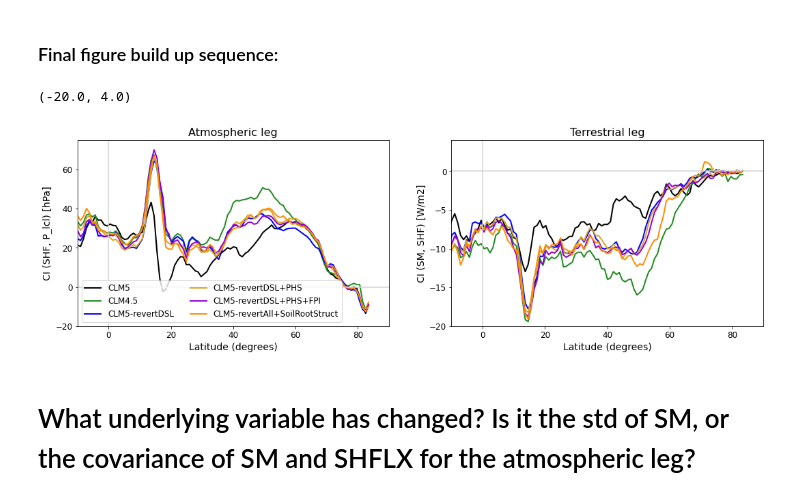
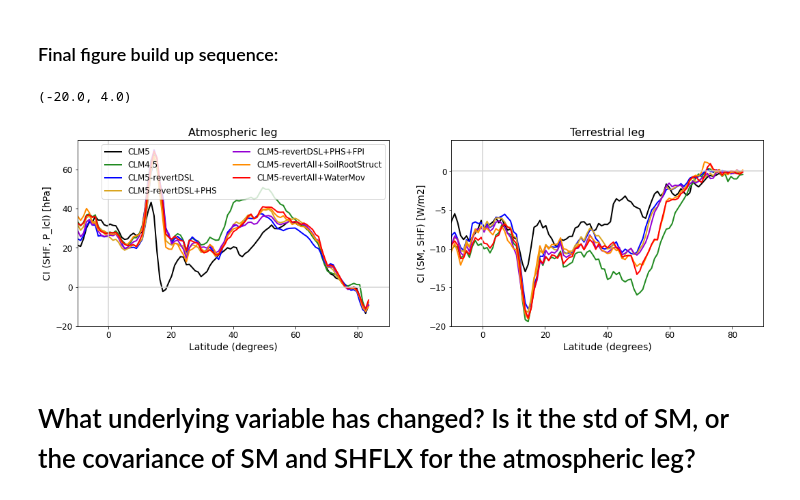
Before and after one commit to megandevlan/Coupling_CAM6CLM5, a Jupyter notebook: CouplingIndex_ModelVersionSensitivity_V2.ipynb, the cells around one changed output. Drawn from its saved outputs; the diff is of its cells as text; code cells hidden in the pictures.

Commit message:
Revert test: soilwatermomvement

```diff
--- a/CouplingIndex_ModelVersionSensitivity_V2.ipynb
+++ b/CouplingIndex_ModelVersionSensitivity_V2.ipynb
@@ -1855,0 +1858,11 @@ axs[1].axvline(0,color='lightgrey')
+# %%
+fileCLM = dataDir+'f.e21.FHIST.f09_f09_mg17.CESM2-NoDSL-NoPHS-NoFPI-NoSoilRootsEtc-SoilWaterMovement.001.cam.h1.1979-83_SoilWater10cm.nc'
+fileCAM = dataDir+'f.e21.FHIST.f09_f09_mg17.CESM2-NoDSL-NoPHS-NoFPI-NoSoilRootsEtc-SoilWaterMovement.001.cam.h1.1979-83_CIvars.nc'
+
+camDS_noDSLPHSFPIrootsWaterMov         = xr.open_dataset(fileCAM, decode_times=True)
+camDS_noDSLPHSFPIrootsWaterMov['time'] = camDS_noDSLPHSFPIrootsWaterMov.indexes['time'].to_datetimeindex()
+print('Finished reading in CAM file')
+
+clmDS_noDSLPHSFPIrootsWaterMov         = xr.open_dataset(fileCLM, decode_times=True)
+clmDS_noDSLPHSFPIrootsWaterMov['time'] = clmDS_noDSLPHSFPIrootsWaterMov.indexes['time'].to_datetimeindex()
+print('Finished reading in CLM file')
@@ -1855,0 +1928,17 @@ axs[1].axvline(0,color='lightgrey')
+# %%
+# Make one big xr.Dataset containing all the information we need
+dFull_noDSLPHSFPIrootsWaterMov = camDS_noDSLPHSFPIrootsWaterMov
+dFull_noDSLPHSFPIrootsWaterMov['soilM_10'] = (('time','lat','lon'), clmDS_noDSLPHSFPIrootsWaterMov.SOILWATER_10CM.values)
+dFull_noDSLPHSFPIrootsWaterMov['Plcl'] = (('time','lat','lon'), Plcl)
+# %%
+# --- Compute coupling index between soil moisture and sensible heat flux (terrestrial leg) --- #
+
+# Compute coupling index
+terraLeg_coupling_noDSLPHSFPIrootsWaterMov = cm.metrics.CouplingIndex()
+terraLeg_coupling_noDSLPHSFPIrootsWaterMov = terraLeg_coupling_noDSLPHSFPIrootsWaterMov.compute(dFull_noDSLPHSFPIrootsWaterMov, xname='soilM_10',yname='SHFLX',averaging='season')
+
+# --- Compute coupling index between sensible heat flux and pressure level of LCL (atmospheric leg) --- #
+
+# Compute coupling index
+atmoLeg_coupling_noDSLPHSFPIrootsWaterMov = cm.metrics.CouplingIndex()
+atmoLeg_coupling_noDSLPHSFPIrootsWaterMov = atmoLeg_coupling_noDSLPHSFPIrootsWaterMov.compute(dFull_noDSLPHSFPIrootsWaterMov, xname='SHFLX',yname='Plcl',averaging='season')
@@ -1856,3 +1964,6 @@ axs[1].axvline(0,color='lightgrey')
+# %%
+AtmoLeg_JJA_clm5_noDSLPHSFPIrootsWaterMov   = np.squeeze(np.asarray(atmoLeg_coupling_noDSLPHSFPIrootsWaterMov.SHFLX_Plcl_CI[1,:,:]))
+TerraLeg_JJA_clm5_noDSLPHSFPIrootsWaterMov  = np.squeeze(np.asarray(terraLeg_coupling_noDSLPHSFPIrootsWaterMov.soilM_10_SHFLX_CI[1,:,:]))
 # %% [markdown]
 ### Final figure build up sequence:
 # %%
@@ -1863,18 +1974,20 @@ lonMean_atmoLeg_CLM45 = np.nanmean(AtmoLeg_JJA_clm45*lndMask_notCyclic,axis=1)
 lonMean_atmoLeg_CLM5_noDSL = np.nanmean(AtmoLeg_JJA_clm5_noDSL*lndMask_notCyclic,axis=1)
 lonMean_atmoLeg_CLM5_noDSLPHS = np.nanmean(AtmoLeg_JJA_clm5_noDSLPHS*lndMask_notCyclic,axis=1)
 lonMean_atmoLeg_CLM5_noDSLPHSFPI = np.nanmean(AtmoLeg_JJA_clm5_noDSLPHSFPI*lndMask_notCyclic,axis=1)
-lonMean_atmoLeg_CLM5_zetamax = np.nanmean(AtmoLeg_JJA_clm5_zetamax*lndMask_notCyclic,axis=1)
-lonMean_atmoLeg_CLM5_undercanopy = np.nanmean(AtmoLeg_JJA_clm5_undercanopy*lndMask_notCyclic,axis=1)
+# lonMean_atmoLeg_CLM5_zetamax = np.nanmean(AtmoLeg_JJA_clm5_zetamax*lndMask_notCyclic,axis=1)
+# lonMean_atmoLeg_CLM5_undercanopy = np.nanmean(AtmoLeg_JJA_clm5_undercanopy*lndMask_notCyclic,axis=1)
 lonMean_atmoLeg_CLM5_noDSLPHSFPIroots = np.nanmean(AtmoLeg_JJA_clm5_noDSLPHSFPIroots*lndMask_notCyclic,axis=1)
+lonMean_atmoLeg_CLM5_noDSLPHSFPIrootsWaterMov = np.nanmean(AtmoLeg_JJA_clm5_noDSLPHSFPIrootsWaterMov*lndMask_notCyclic,axis=1)
 
 lonMean_terraLeg_CESM2 = np.nanmean(TerraLeg_JJA_cesm2, axis=1)
 lonMean_terraLeg_CLM45 = np.nanmean(TerraLeg_JJA_clm45, axis=1)
 lonMean_terraLeg_CLM5_noDSL = np.nanmean(TerraLeg_JJA_clm5_noDSL*lndMask_notCyclic,axis=1)
 lonMean_terraLeg_CLM5_noDSLPHS = np.nanmean(TerraLeg_JJA_clm5_noDSLPHS*lndMask_notCyclic,axis=1)
 lonMean_terraLeg_CLM5_noDSLPHSFPI = np.nanmean(TerraLeg_JJA_clm5_noDSLPHSFPI*lndMask_notCyclic,axis=1)
-lonMean_terraLeg_CLM5_zetamax = np.nanmean(TerraLeg_JJA_clm5_zetamax*lndMask_notCyclic,axis=1)
-lonMean_terraLeg_CLM5_undercanopy = np.nanmean(TerraLeg_JJA_clm5_undercanopy*lndMask_notCyclic,axis=1)
+# lonMean_terraLeg_CLM5_zetamax = np.nanmean(TerraLeg_JJA_clm5_zetamax*lndMask_notCyclic,axis=1)
+# lonMean_terraLeg_CLM5_undercanopy = np.nanmean(TerraLeg_JJA_clm5_undercanopy*lndMask_notCyclic,axis=1)
 lonMean_terraLeg_CLM5_noDSLPHSFPIroots = np.nanmean(TerraLeg_JJA_clm5_noDSLPHSFPIroots*lndMask_notCyclic,axis=1)
+lonMean_terraLeg_CLM5_noDSLPHSFPIrootsWaterMov = np.nanmean(TerraLeg_JJA_clm5_noDSLPHSFPIrootsWaterMov*lndMask_notCyclic,axis=1)
 
 # --- Plot atmospheric leg ----
 
@@ -1888,39 +2001,41 @@ axs[0].plot(lat,lonMean_atmoLeg_CLM5_noDSL,'blue',linewidth=2,label='CLM5-revert
 axs[0].plot(lat,lonMean_atmoLeg_CLM5_noDSLPHS,'goldenrod',linewidth=2,label='CLM5-revertDSL+PHS',linestyle='-')
 axs[0].plot(lat,lonMean_atmoLeg_CLM5_noDSLPHSFPI,'darkviolet',linewidth=2,label='CLM5-revertDSL+PHS+FPI',linestyle='-')
 axs[0].plot(lat,lonMean_atmoLeg_CLM5_noDSLPHSFPIroots,'darkorange',linewidth=2,label='CLM5-revertAll+SoilRootStruct',linestyle='-')
+axs[0].plot(lat,lonMean_atmoLeg_CLM5_noDSLPHSFPIrootsWaterMov,'red',linewidth=2,label='CLM5-revertAll+WaterMov',linestyle='-')
+
 
 
 axs[0].legend(fontsize=12,ncol=2)
 axs[0].set_xlabel('Latitude (degrees)',fontsize=14)
 axs[0].set_ylabel('CI (SHF, P_lcl) [hPa]', fontsize=14)
 axs[0].set_title('Atmospheric leg',fontsize=16)
 axs[0].set_xlim([-10, 90])
 axs[0].axhline(0,color='lightgrey')
 axs[0].axvline(0,color='lightgrey')
 
 # --- Plot terrestrial leg ----
 axs[1].plot(lat,lonMean_terraLeg_CESM2,'k',linewidth=2)
 axs[1].plot(lat,lonMean_terraLeg_CLM45,'forestgreen',linewidth=2)
 axs[1].plot(lat,lonMean_terraLeg_CLM5_noDSL,'blue',linewidth=2,label='CLM5-revertDSL',linestyle='-')
 axs[1].plot(lat,lonMean_terraLeg_CLM5_noDSLPHS,'goldenrod',linewidth=2,label='CLM5-revertDSL+PHS',linestyle='-')
 axs[1].plot(lat,lonMean_terraLeg_CLM5_noDSLPHSFPI,'darkviolet',linewidth=2,label='CLM5-revertDSL+PHS+FPI',linestyle='-')
 axs[1].plot(lat,lonMean_terraLeg_CLM5_noDSLPHSFPIroots,'darkorange',linewidth=2,label='CLM5-revertFullSet',linestyle='-')
-
+axs[1].plot(lat,lonMean_terraLeg_CLM5_noDSLPHSFPIrootsWaterMov,'red',linewidth=2,label='CLM5-revertAll+WaterMov',linestyle='-')
 
 axs[1].set_xlabel('Latitude (degrees)',fontsize=14)
 axs[1].set_ylabel('CI (SM, SHF) [W/m2]',fontsize=14)
 axs[1].set_title('Terrestrial leg',fontsize=16)
 axs[1].set_xlim([-10, 90])
 axs[1].axhline(0,color='lightgrey')
 axs[1].axvline(0,color='lightgrey')
 
 axs[0].tick_params(axis='both',labelsize=12)
 axs[1].tick_params(axis='both',labelsize=12)
 axs[0].set_ylim([-20,75])
 axs[1].set_ylim([-20,4])
 # %% [output]
 (-20.0, 4.0)
-[figure, old version]
+[figure, new version]
 # %% [markdown]
 # What underlying variable has changed? Is it the std of SM, or the covariance of SM and SHFLX for the atmospheric leg?
 # %% [markdown]
```
Also changed, not shown: parts of 4 cells of this notebook, 1 other file.
